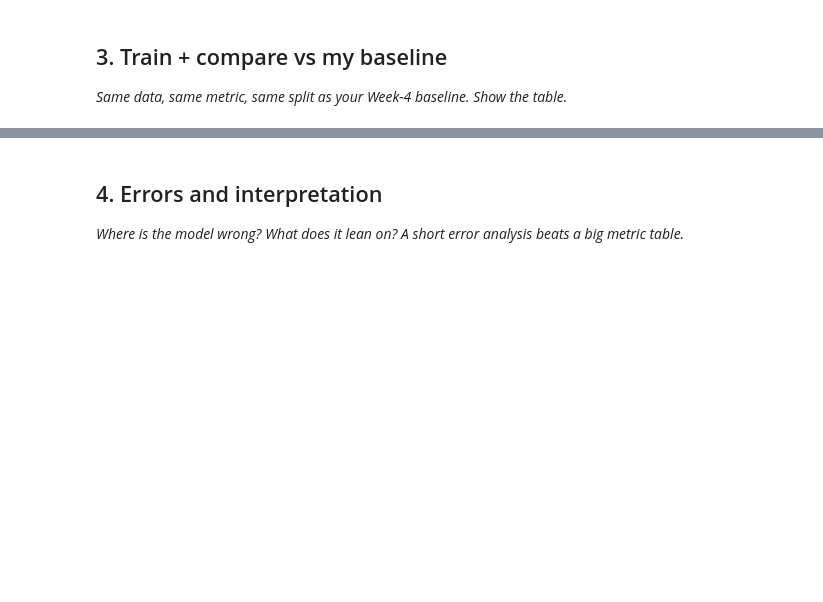
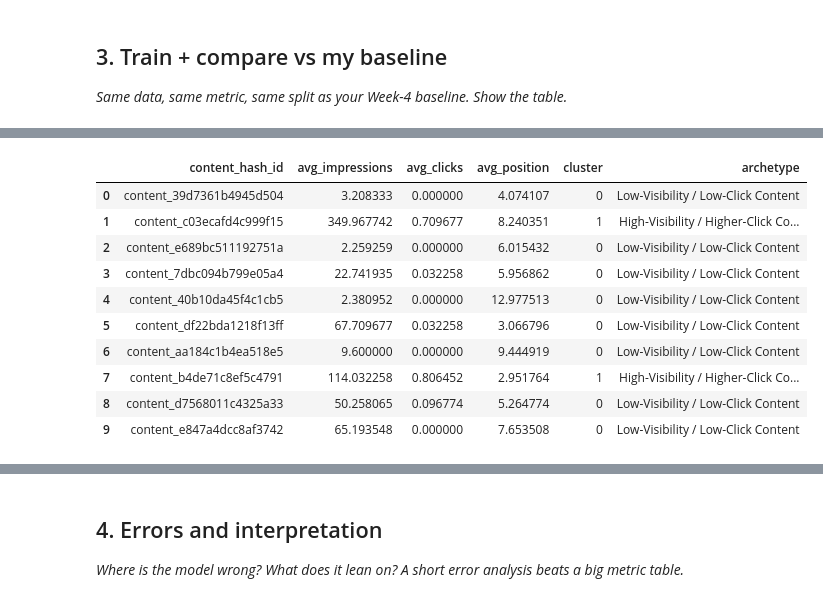
Before and after one commit to MukibHossain/ml-internship-starter, a Jupyter notebook: work/notebooks/w05_model.ipynb, the cells around one changed output, grey strips where cells are left out. Saved outputs shown, nothing was run; the diff lists cells and outputs as text; code cells hidden in the pictures; blank space fills up the shorter version.

```diff
--- a/work/notebooks/w05_model.ipynb
+++ b/work/notebooks/w05_model.ipynb
@@ -221,0 +228,16 @@ plt.show()
+# %%
+from sklearn.cluster import KMeans
+
+kmeans = KMeans(
+    n_clusters=3,
+    random_state=42,
+    n_init=10
+)
+
+cluster_labels = kmeans.fit_predict(X_scaled)
+
+cluster_result = X.copy()
+cluster_result["cluster"] = cluster_labels
+
+print("Clustering completed.")
+print("Number of clusters:", cluster_result["cluster"].nunique())
@@ -221,0 +286,6 @@ plt.show()
+# %%
+# Attach cluster labels back to the content-level dataset
+cluster_result_full = cluster_df.loc[X.index].copy()
+cluster_result_full["cluster"] = cluster_labels
+
+cluster_result_full.head()
@@ -221,0 +299,23 @@ plt.show()
+# %%
+cluster_result_full["archetype"] = cluster_result_full["cluster"].map({
+    0: "Low-Visibility / Low-Click Content",
+    1: "High-Visibility / Higher-Click Content",
+    2: "Poor-Visibility Content"
+})
+
+cluster_result_full[
+    ["content_hash_id", "avg_impressions", "avg_clicks",
+     "avg_position", "cluster", "archetype"]
+].head(10)
+# %% [output]
+|  | content_hash_id | avg_impressions | avg_clicks | avg_position | cluster | archetype |
+| 0 | content_39d7361b4945d504 | 3.208333 | 0.000000 | 4.074107 | 0 | Low-Visibility / Low-Click Content |
+| 1 | content_c03ecafd4c999f15 | 349.967742 | 0.709677 | 8.240351 | 1 | High-Visibility / Higher-Click Co... |
+| 2 | content_e689bc511192751a | 2.259259 | 0.000000 | 6.015432 | 0 | Low-Visibility / Low-Click Content |
+| 3 | content_7dbc094b799e05a4 | 22.741935 | 0.032258 | 5.956862 | 0 | Low-Visibility / Low-Click Content |
+| 4 | content_40b10da45f4c1cb5 | 2.380952 | 0.000000 | 12.977513 | 0 | Low-Visibility / Low-Click Content |
+| 5 | content_df22bda1218f13ff | 67.709677 | 0.032258 | 3.066796 | 0 | Low-Visibility / Low-Click Content |
+| 6 | content_aa184c1b4ea518e5 | 9.600000 | 0.000000 | 9.444919 | 0 | Low-Visibility / Low-Click Content |
+| 7 | content_b4de71c8ef5c4791 | 114.032258 | 0.806452 | 2.951764 | 1 | High-Visibility / Higher-Click Co... |
+| 8 | content_d7568011c4325a33 | 50.258065 | 0.096774 | 5.264774 | 0 | Low-Visibility / Low-Click Content |
+| 9 | content_e847a4dcc8af3742 | 65.193548 | 0.000000 | 7.653508 | 0 | Low-Visibility / Low-Click Content |
```
Also changed, not shown: parts of 7 cells of this notebook.
